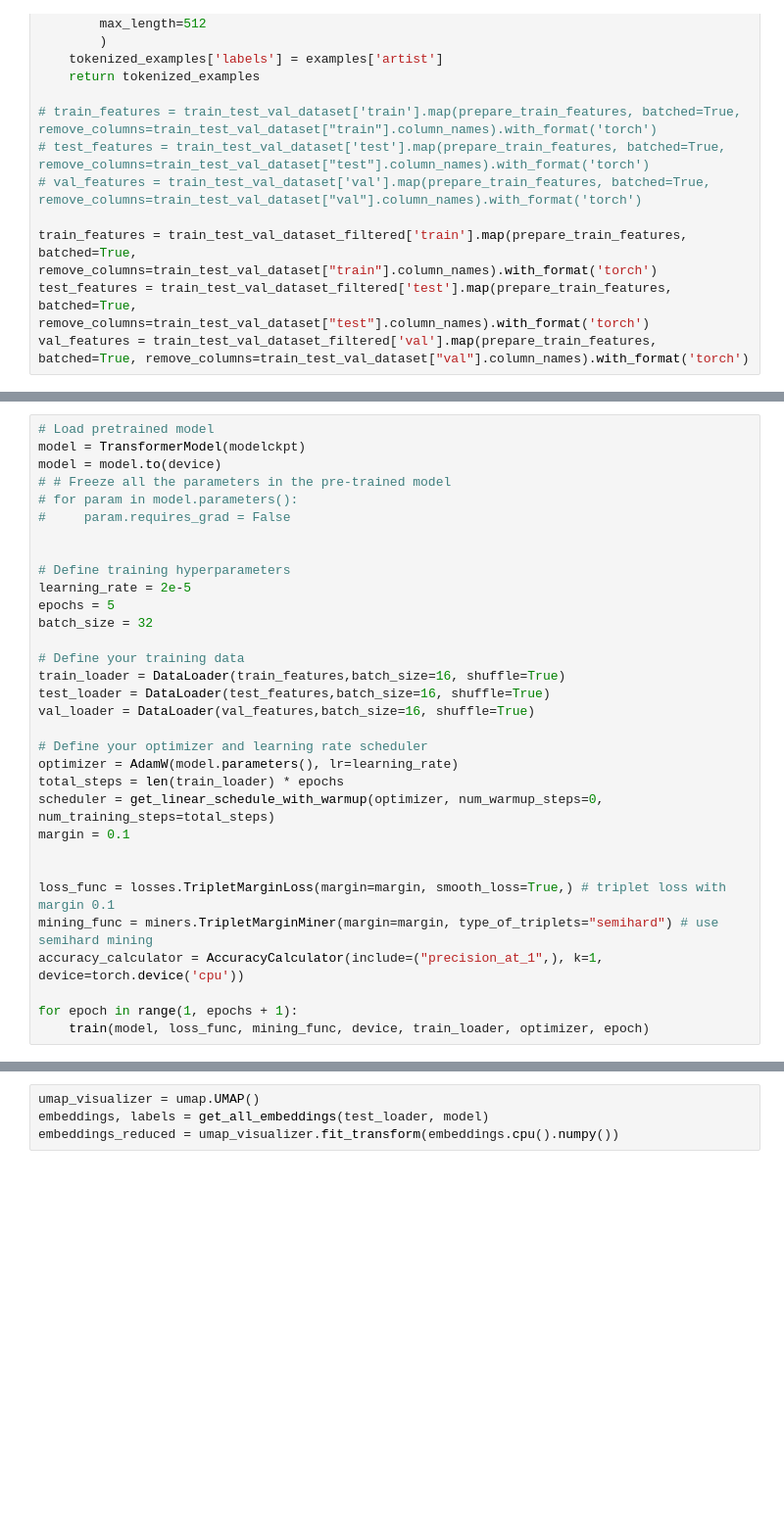
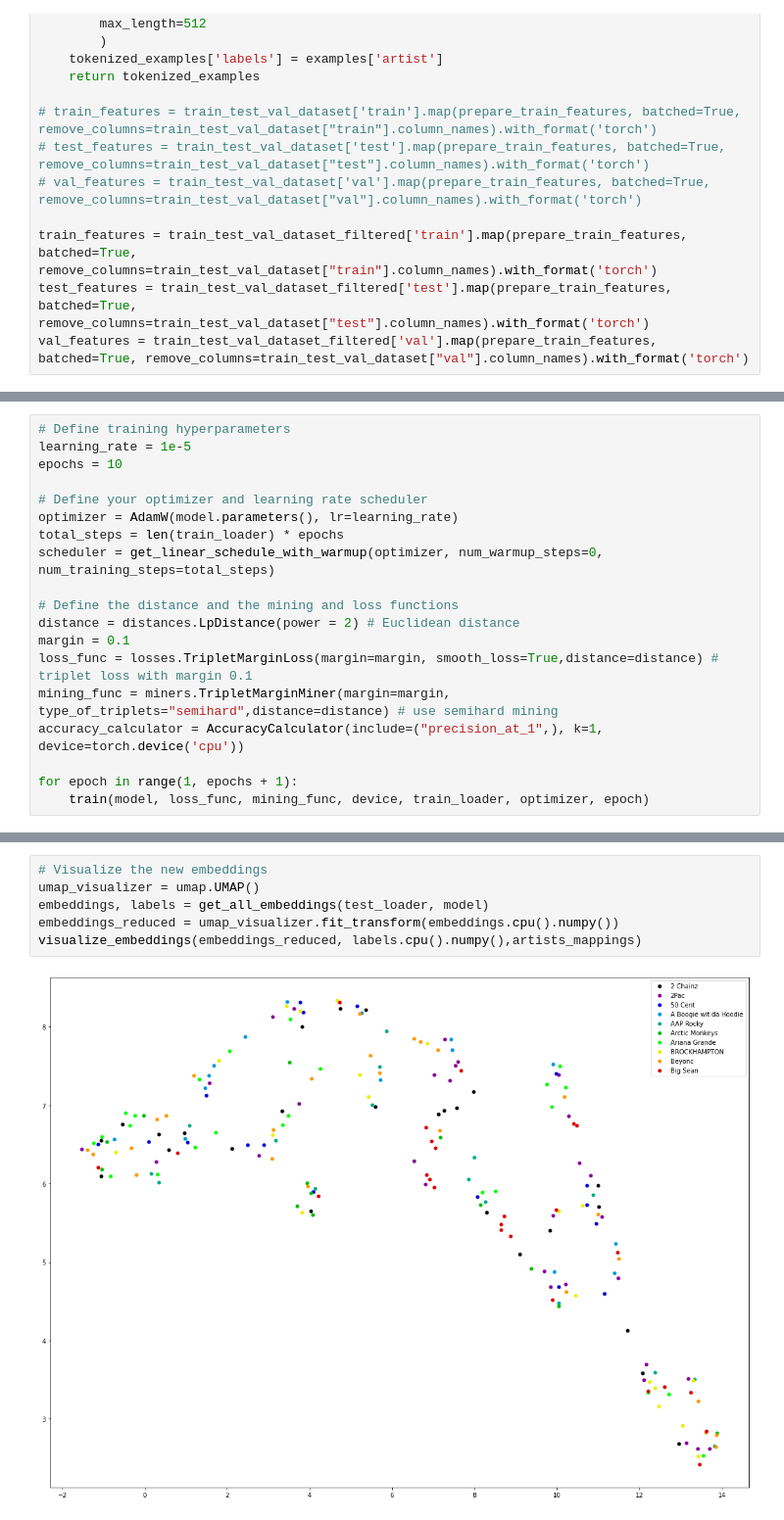
Before and after one commit to sciapponi/LyricStyleSpace, a Jupyter notebook: metric_learning.ipynb, the cells around one changed output, grey strips where cells are left out. Shown at 98% size. Saved outputs shown, nothing was run; the diff lists cells and outputs as text; blank space fills up the shorter version.

```diff
--- a/metric_learning.ipynb
+++ b/metric_learning.ipynb
@@ -287,31 +356,18 @@ def test(train_loader, test_loader, model, accuracy_calculator):
 # %%
-# Load pretrained model
-model = TransformerModel(modelckpt)
-model = model.to(device)
-# # Freeze all the parameters in the pre-trained model
-# for param in model.parameters():
-#     param.requires_grad = False
-
-
 # Define training hyperparameters
-learning_rate = 2e-5
-epochs = 5
-batch_size = 32
-
-# Define your training data
-train_loader = DataLoader(train_features,batch_size=16, shuffle=True)
-test_loader = DataLoader(test_features,batch_size=16, shuffle=True)
-val_loader = DataLoader(val_features,batch_size=16, shuffle=True)
+learning_rate = 1e-5
+epochs = 10
 
 # Define your optimizer and learning rate scheduler
 optimizer = AdamW(model.parameters(), lr=learning_rate)
 total_steps = len(train_loader) * epochs
 scheduler = get_linear_schedule_with_warmup(optimizer, num_warmup_steps=0, num_training_steps=total_steps)
+
+# Define the distance and the mining and loss functions
+distance = distances.LpDistance(power = 2) # Euclidean distance
 margin = 0.1
-
-
-loss_func = losses.TripletMarginLoss(margin=margin, smooth_loss=True,) # triplet loss with margin 0.1
-mining_func = miners.TripletMarginMiner(margin=margin, type_of_triplets="semihard") # use semihard mining
+loss_func = losses.TripletMarginLoss(margin=margin, smooth_loss=True,distance=distance) # triplet loss with margin 0.1
+mining_func = miners.TripletMarginMiner(margin=margin, type_of_triplets="semihard",distance=distance) # use semihard mining
 accuracy_calculator = AccuracyCalculator(include=("precision_at_1",), k=1, device=torch.device('cpu'))
 
 for epoch in range(1, epochs + 1):
@@ -339,4 +393,8 @@ Test set accuracy (Precision@1) = 0.17647058823529413
 # %%
+# Visualize the new embeddings
 umap_visualizer = umap.UMAP()
 embeddings, labels = get_all_embeddings(test_loader, model)
 embeddings_reduced = umap_visualizer.fit_transform(embeddings.cpu().numpy())
+visualize_embeddings(embeddings_reduced, labels.cpu().numpy(),artists_mappings)
+# %% [output]
+[figure, added]
```
Also changed, not shown: parts of 15 cells of this notebook.
